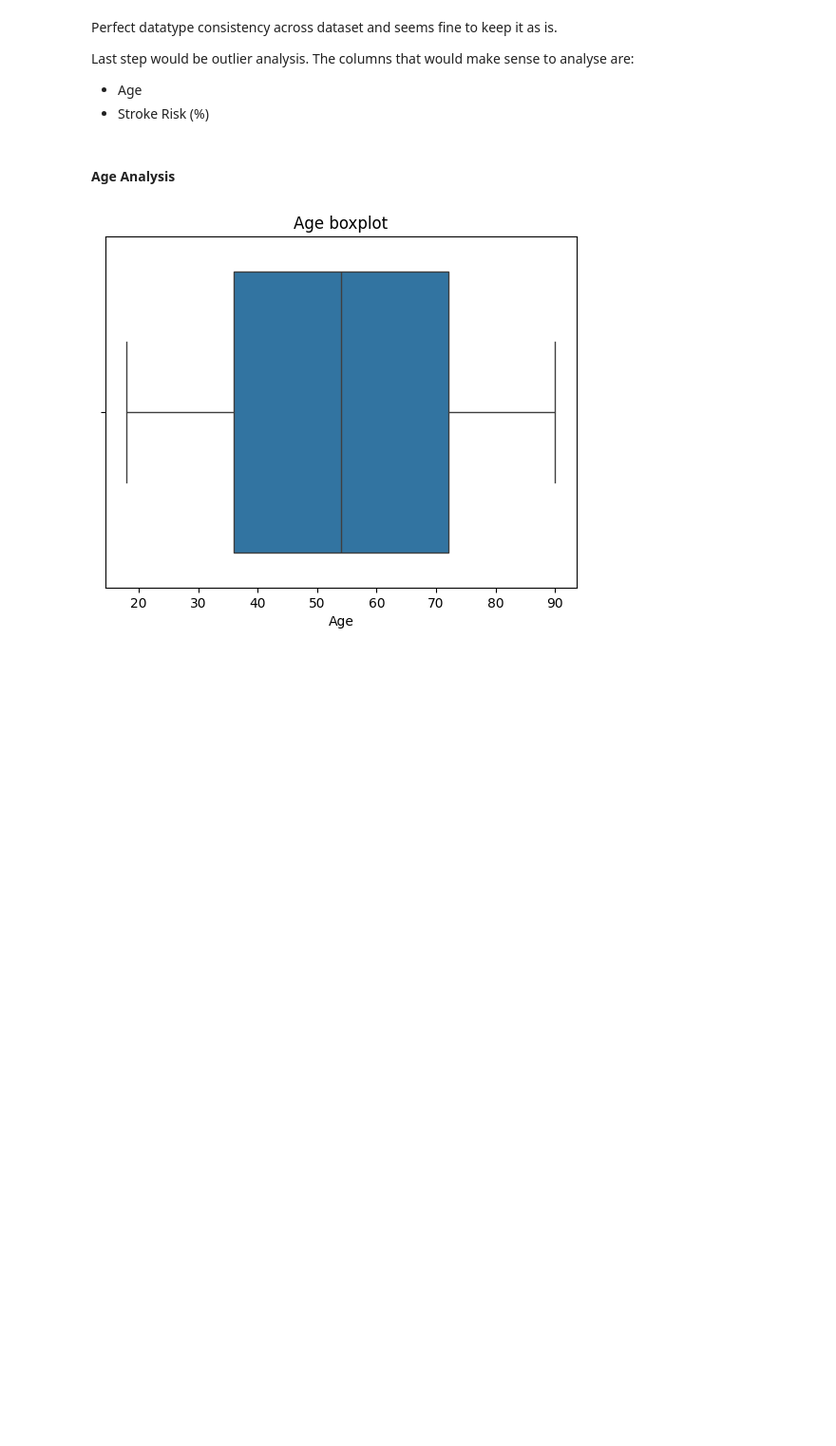
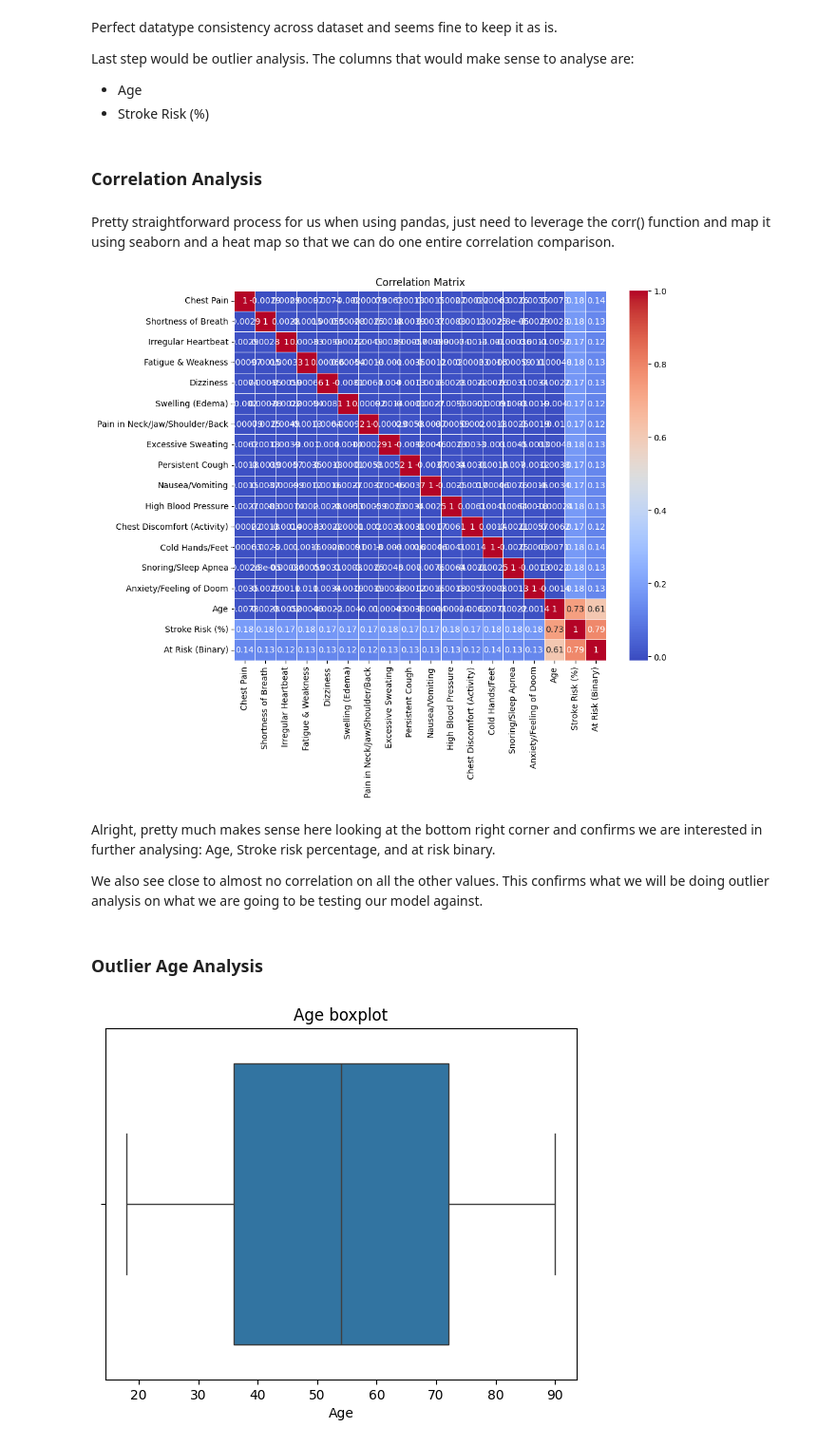
Before and after one commit to KengoKato02/ML-OLA-2, a Jupyter notebook: notebooks/data_cleaning.ipynb, the cells around one changed output. Shown: that part at 95% size. Saved outputs shown, nothing was run; the diff lists cells and outputs as text; code cells hidden in the pictures; blank space fills up the shorter version.

```diff
--- a/notebooks/data_cleaning.ipynb
+++ b/notebooks/data_cleaning.ipynb
@@ -157,8 +161,25 @@ Perfect datatype consistency across dataset and seems fine to keep it as is.
 Last step would be outlier analysis. The columns that would make sense to analyse are:
 - Age
 - Stroke Risk (%)
+# %% [markdown]
+### Correlation Analysis
+# %% [markdown]
+Pretty straightforward process for us when using pandas, just need to leverage the corr() function and map it using seaborn and a heat map so that we can do one entire correlation comparison.
+# %%
+correlation_matrix = df.corr()
+
+plt.figure(figsize=(10, 8))
+sns.heatmap(correlation_matrix, annot=True, cmap='coolwarm', linewidths=0.5)
+plt.title('Correlation Matrix')
+plt.show()
+# %% [output]
+[figure, added]
+# %% [markdown]
+Alright, pretty much makes sense here looking at the bottom right corner and confirms we are interested in further analysing: Age, Stroke risk percentage, and at risk binary.
+
+We also see close to almost no correlation on all the other values. This confirms what we will be doing outlier analysis on what we are going to be testing our model against.
 # %% [markdown]
-#### Age Analysis
+### Outlier Age Analysis
 # %%
 sns.boxplot(x=df['Age'])
 plt.title("Age boxplot")
```
Also changed, not shown: parts of 17 cells of this notebook.
